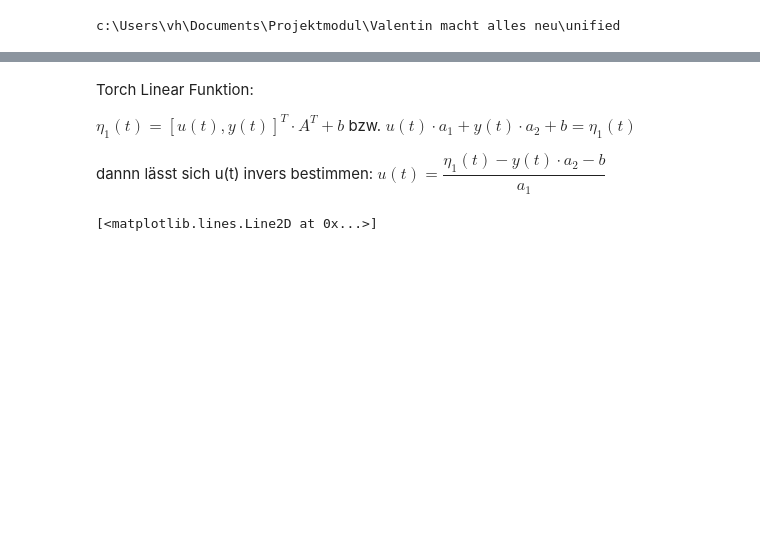
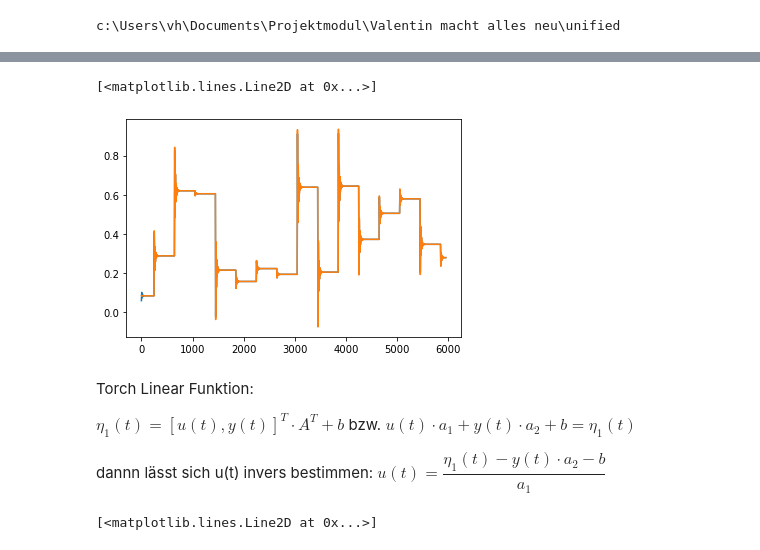
Before and after one commit to jubra97/Projektmodul, a Jupyter notebook: Valentin macht alles neu/unified/anarx_feedback_linearization.ipynb, the cells around one changed output, grey strips where cells are left out. Saved outputs shown, nothing was run; the diff lists cells and outputs as text; code cells hidden in the pictures; blank space fills up the shorter version.

```diff
--- a/Valentin macht alles neu/unified/anarx_feedback_linearization.ipynb
+++ b/Valentin macht alles neu/unified/anarx_feedback_linearization.ipynb
@@ -57,6 +61,12 @@ y = []
 for i in tqdm(range(6000)):
     y.append(x[0].detach().numpy())
     x = nextState(x, input[i])
+# %%
+plt.plot(y[50:])
+plt.plot(y_hat[50:])
+# %% [output]
+[<matplotlib.lines.Line2D at 0x...>]
+[figure, added]
 # %% [markdown]
 Torch Linear Funktion:
 
```
Also changed, not shown: parts of 11 cells of this notebook, 5 other files.
